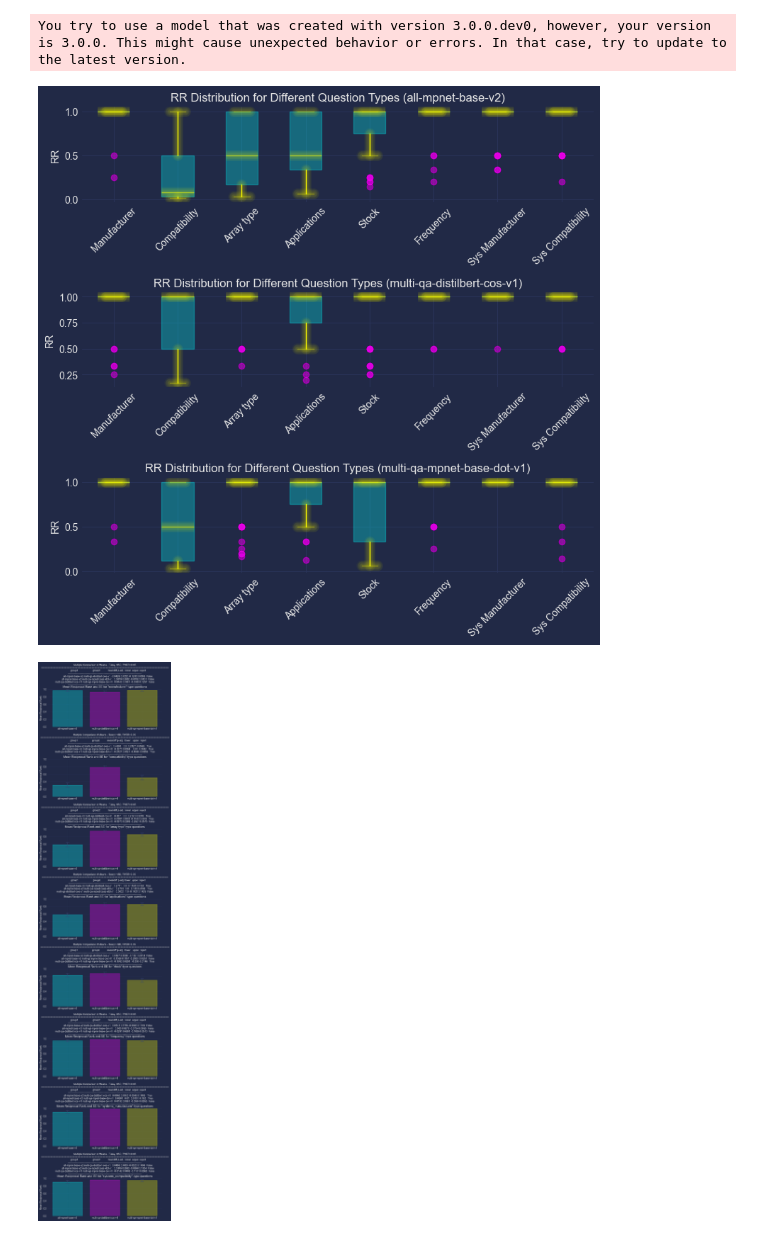
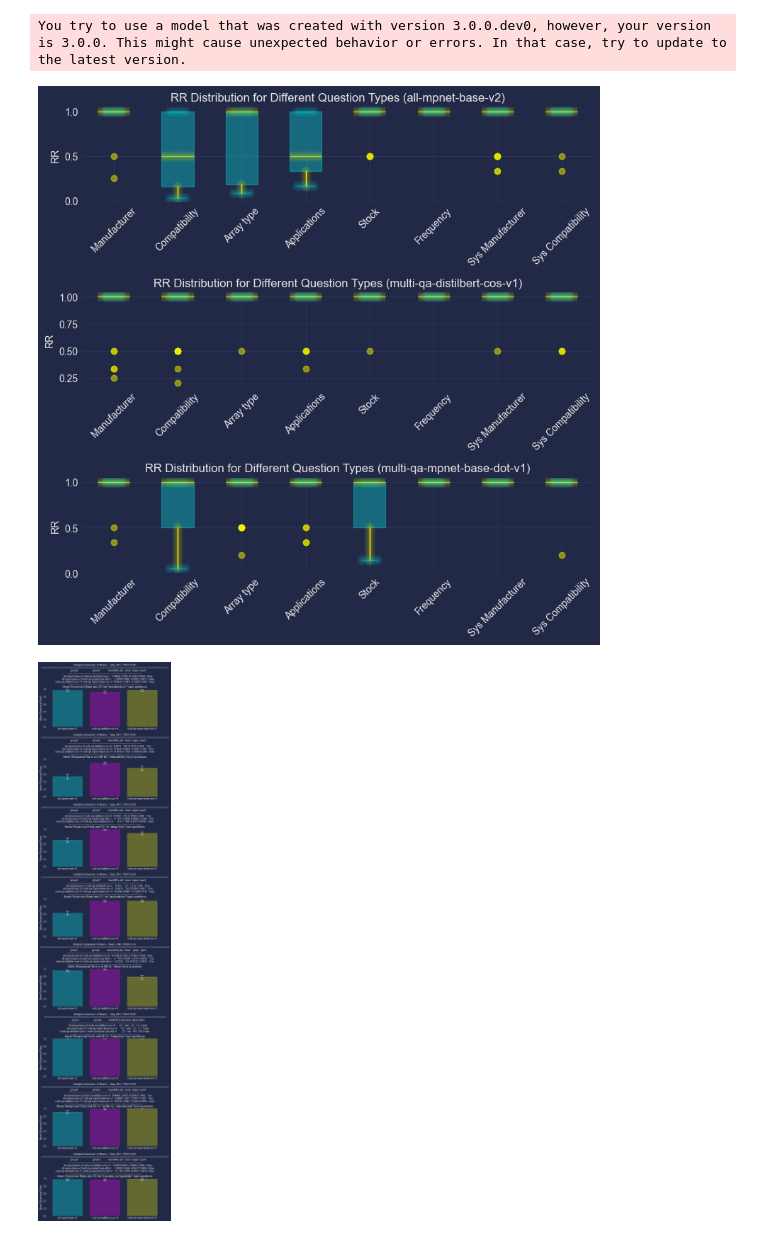
Before and after one commit to dennisvdang/QA-Retrieval-System, a Jupyter notebook: notebooks/qa_system.ipynb, the cells around one changed output. Cells and saved outputs as stored; diff of their text form; code cells hidden in the pictures.

Commit message:
images

```diff
--- a/notebooks/qa_system.ipynb
+++ b/notebooks/qa_system.ipynb
@@ -78,14 +78,14 @@ def generate_probe_info(row):
     # Compatible Systems
     compatible_systems = ', '.join(row['Compatible_Systems'])
     descriptions.append(f"The {row['Manufacturer']} {row['Probe_Model']} probe is compatible with the following systems: {compatible_systems}.")
-    questions.append(f"Which systems is the {row['Probe_Model']} probe compatible with?")
+    questions.append(f"Which systems is the {row['Manufacturer']} {row['Probe_Model']} probe compatible with?")
     answers.append(compatible_systems)
     relevant_documents.append(f"The {row['Manufacturer']} {row['Probe_Model']} probe is compatible with the following systems: {compatible_systems}.")
     tags.append(['probes', row['Manufacturer'], row['Probe_Model'], 'compatibility', compatible_systems])
 
     # Array Type
     descriptions.append(f"The {row['Manufacturer']} {row['Probe_Model']} is a {row['Array_Type']} array type probe.")
-    questions.append(f"What is the array type of the {row['Probe_Model']} probe?")
+    questions.append(f"What is the array type of the {row['Manufacturer']} {row['Probe_Model']} probe?")
     answers.append(row['Array_Type'])
     relevant_documents.append(f"The {row['Manufacturer']} {row['Probe_Model']} is a {row['Array_Type']} array type probe.")
     tags.append(['probes', row['Manufacturer'], row['Probe_Model'], 'array type'])
@@ -93,7 +93,7 @@ def generate_probe_info(row):
     # Applications
     applications = ', '.join(row['Applications'])
     descriptions.append(f"The {row['Manufacturer']} {row['Probe_Model']} probe is suitable for the following applications: {applications}.")
-    questions.append(f"Which applications is the {row['Probe_Model']} probe suitable for?")
+    questions.append(f"What applications can the {row['Manufacturer']} {row['Probe_Model']} probe be used for?")
     answers.append(applications)
     relevant_documents.append(f"The {row['Manufacturer']} {row['Probe_Model']} probe is suitable for the following applications: {applications}.")
     tags.append(['probes', row['Manufacturer'], row['Probe_Model'], "applications", applications])
@@ -103,14 +103,14 @@ def generate_probe_info(row):
         descriptions.append(f"The {row['Manufacturer']} {row['Probe_Model']} probe is currently in stock and available for sale.")
     else:
         descriptions.append(f"The {row['Manufacturer']} {row['Probe_Model']} probe is currently out of stock or not available for sale.")
-    questions.append(f"Do you have any {row['Probe_Model']} probes for sale?")
+    questions.append(f"Do you have any {row['Manufacturer']} {row['Probe_Model']} probes for sale?")
     answers.append(row['Stock'])
     relevant_documents.append(f"The {row['Manufacturer']} {row['Probe_Model']} probe is currently {'in stock and available for sale' if row['Stock'] > 0 else 'out of stock or not available for sale'}.")
     tags.append(['probes', row['Manufacturer'], row['Probe_Model'], 'stock'])
 
     # Frequency Range
     descriptions.append(f"The frequency range of the {row['Manufacturer']} {row['Probe_Model']} probe is {row['Min_Frequency']} - {row['Max_Frequency']} MHz.")
-    questions.append(f"What is the frequency range of the {row['Probe_Model']} probe?")
+    questions.append(f"What is the frequency range of the {row['Manufacturer']} {row['Probe_Model']} probe?")
     answers.append(f"{row['Min_Frequency']} - {row['Max_Frequency']} MHz")
     relevant_documents.append(f"The frequency range of the {row['Manufacturer']} {row['Probe_Model']} probe is {row['Min_Frequency']} - {row['Max_Frequency']} MHz.")
     tags.append(['probes', row['Manufacturer'], row['Probe_Model'], 'frequency'])
@@ -137,7 +137,7 @@ def generate_system_description(row):
 
     # System compatible probes
     compatible_probes = ', '.join(row['compatible_probes'])
-    description = f"The {row['manufacturer']} {row['ultrasound_system']} ultrasound system is compatible with the following probes: {compatible_probes}."
+    description = f"The {row['manufacturer']} {row['ultrasound_system']} ultrasound system is compatible with the following {row['manufacturer']} probes: {compatible_probes}."
     descriptions.append(description)
     questions.append(f"Which probes is the {row['manufacturer']} {row['ultrasound_system']} ultrasound system compatible with?")
     answers.append(compatible_probes)
@@ -247,36 +247,36 @@ model_order = ['all-mpnet-base-v2', 'multi-qa-distilbert-cos-v1', 'multi-qa-mpne
 
 # Filter RR values for different 'probes' and 'systems' question types
 probe_types = ['manufacturer', 'compatibility', 'array type', 'applications', 'stock', 'frequency']
 system_types = ['manufacturer', 'compatibility']
 
 results_rr_by_type = {key: {ptype: df[df['tags'].apply(lambda x: 'probes' in x and ptype in x)]['rr'].dropna() for ptype in probe_types} for key, df in results.items()}
 
 # Add 'systems' question types to the results
 for key, df in results.items():
     results_rr_by_type[key].update({f'systems_{stype}': df[df['tags'].apply(lambda x: 'systems' in x and stype in x)]['rr'].dropna() for stype in system_types})
 
-# Define the complete list of question types in the desired order
+# Define the complete list of question types
 all_types = probe_types + [f'systems_{stype}' for stype in system_types]
 labels = [ptype.capitalize() for ptype in probe_types] + [f'Sys {stype.capitalize()}' for stype in system_types]
 
 # Create the boxplot
 fig, ax = plt.subplots(len(model_order), 1, figsize=(8, 8))  # Adjust the figure size
 
 for i, model_key in enumerate(model_order):
     rr_by_type = results_rr_by_type[model_key]
     data = [rr_by_type[ptype] for ptype in all_types if ptype in rr_by_type]
-    box = ax[i].boxplot(data, vert=True, patch_artist=True, medianprops=dict(color='yellow', alpha=0.5), boxprops=dict(facecolor='cyan', alpha=0.3, edgecolor='cyan'), capprops=dict(color='yellow', alpha=0.3), whiskerprops=dict(color='yellow'), flierprops=dict(markeredgecolor='magenta', markerfacecolor='magenta', alpha=0.3))
+    box = ax[i].boxplot(data, vert=True, patch_artist=True, medianprops=dict(color='yellow', alpha=0.5), boxprops=dict(facecolor='cyan', alpha=0.3, edgecolor='cyan'), capprops=dict(color='cyan', alpha=0.3), whiskerprops=dict(color='yellow'), flierprops=dict(markeredgecolor='yellow', markerfacecolor='yellow', alpha=0.3))
     ax[i].set_xticklabels(labels, rotation=45)
     ax[i].set_ylabel('RR')
     ax[i].set_title(f'RR Distribution for Different Question Types ({model_key})')
 
     mplcyberpunk.make_lines_glow(ax[i])
 
 plt.tight_layout()
 plt.savefig('../images/boxplot.png', dpi=96, bbox_inches='tight')
 plt.show()
 # %% [output]
-[figure, old version]
+[figure, new version]
 # %%
 # Calculate means and standard errors
 mean_rr_by_type = {}
@@ -317,7 +317,7 @@ for ax, ptype in zip(axes, all_types):
     x = np.arange(len(means))
 
     # Creating bar chart
-    bars = ax.bar(x, means, yerr=errors, color=colors, capsize=7, alpha=0.3, linewidth=2, ecolor='#3C4B79')
+    bars = ax.bar(x, means, yerr=errors, color=colors, capsize=7, alpha=0.3, linewidth=2, ecolor='white')
     for bar, color in zip(bars, colors):
         bar.set_edgecolor(color)
     ax.set_xticks(x)
@@ -337,4 +337,4 @@ plt.tight_layout()
 plt.savefig('../images/bar_chart.png', dpi=96, bbox_inches='tight')
 plt.show()
 # %% [output]
-[figure, old version]
+[figure, new version]
```
Also changed, not shown: parts of 8 cells of this notebook, 2 other files.
